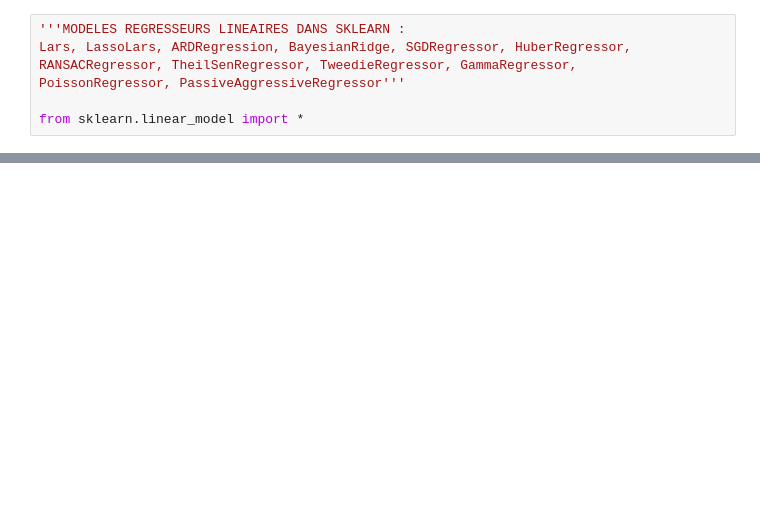
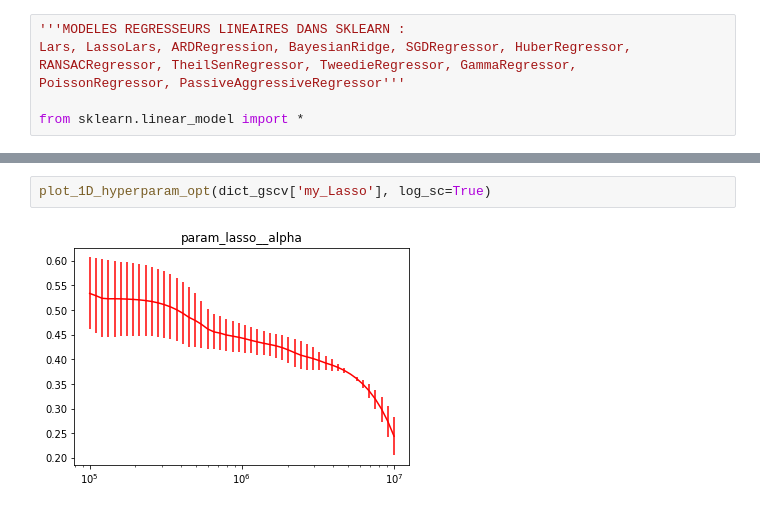
Before and after one commit to SmellyArmure/OC_DS_Project4, a Jupyter notebook: NOTEBOOKS/P4_Modelling.ipynb, the cells around one changed output, grey strips where cells are left out. Drawn from its saved outputs; the diff is of its cells as text; blank space fills up the shorter version.

```diff
--- a/NOTEBOOKS/P4_Modelling.ipynb
+++ b/NOTEBOOKS/P4_Modelling.ipynb
@@ -589,0 +584,4 @@ for name_reg, reg in zip(['Ridge', 'Lasso', 'ElasticNet'],
+# %%
+plot_1D_hyperparam_opt(dict_gscv['my_Lasso'], log_sc=True)
+# %% [output]
+[figure, added]
```
Also changed, not shown: parts of 38 cells of this notebook, 4 other files.
